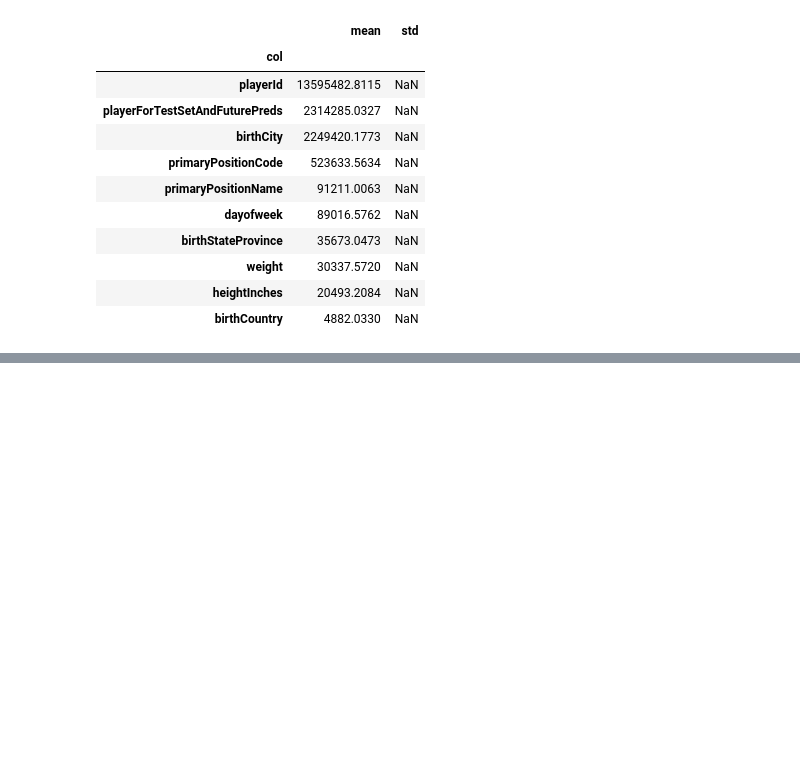
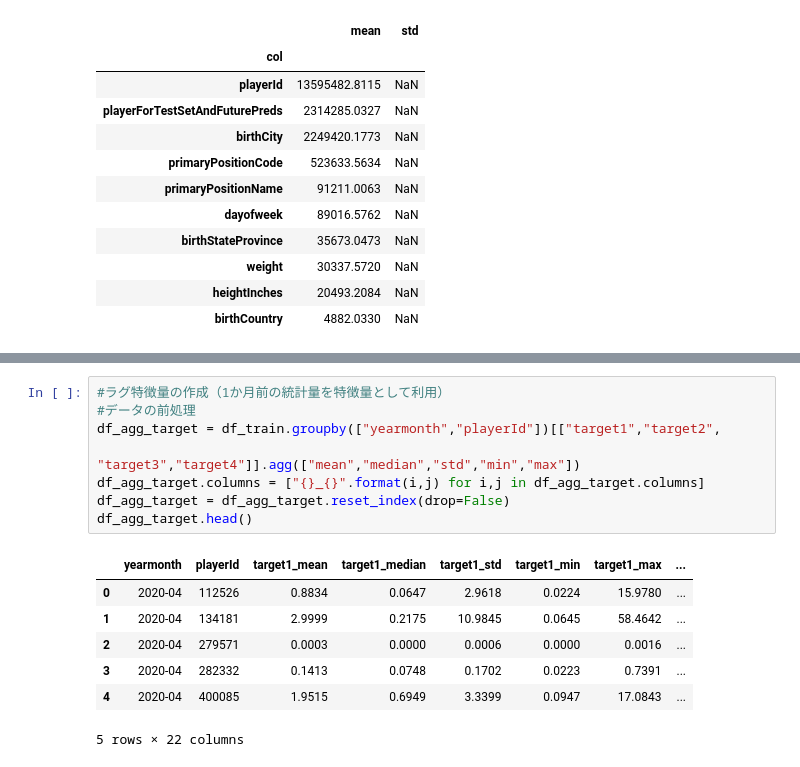
Before and after one commit to nanaseven777/Kaggle, a Jupyter notebook: mlbplayer-digital-engagement.ipynb, the cells around one changed output, grey strips where cells are left out. Drawn from its saved outputs; the diff is of its cells as text; blank space fills up the shorter version.

```diff
--- a/mlbplayer-digital-engagement.ipynb
+++ b/mlbplayer-digital-engagement.ipynb
@@ -455,0 +551,16 @@ def train_lgb(input_x,
+# %%
+#ラグ特徴量の作成（1か月前の統計量を特徴量として利用）
+#データの前処理
+df_agg_target = df_train.groupby(["yearmonth","playerId"])[["target1","target2",
+                                                            "target3","target4"]].agg(["mean","median","std","min","max"])
+df_agg_target.columns = ["{}_{}".format(i,j) for i,j in df_agg_target.columns]
+df_agg_target = df_agg_target.reset_index(drop=False)
+df_agg_target.head()
+# %% [output]
+|  | yearmonth | playerId | target1_mean | target1_median | target1_std | target1_min | target1_max | ... |
+| 0 | 2020-04 | 112526 | 0.8834 | 0.0647 | 2.9618 | 0.0224 | 15.9780 | ... |
+| 1 | 2020-04 | 134181 | 2.9999 | 0.2175 | 10.9845 | 0.0645 | 58.4642 | ... |
+| 2 | 2020-04 | 279571 | 0.0003 | 0.0000 | 0.0006 | 0.0000 | 0.0016 | ... |
+| 3 | 2020-04 | 282332 | 0.1413 | 0.0748 | 0.1702 | 0.0223 | 0.7391 | ... |
+| 4 | 2020-04 | 400085 | 1.9515 | 0.6949 | 3.3399 | 0.0947 | 17.0843 | ... |
+5 rows × 22 columns
```
Also changed, not shown: parts of 25 cells of this notebook.
